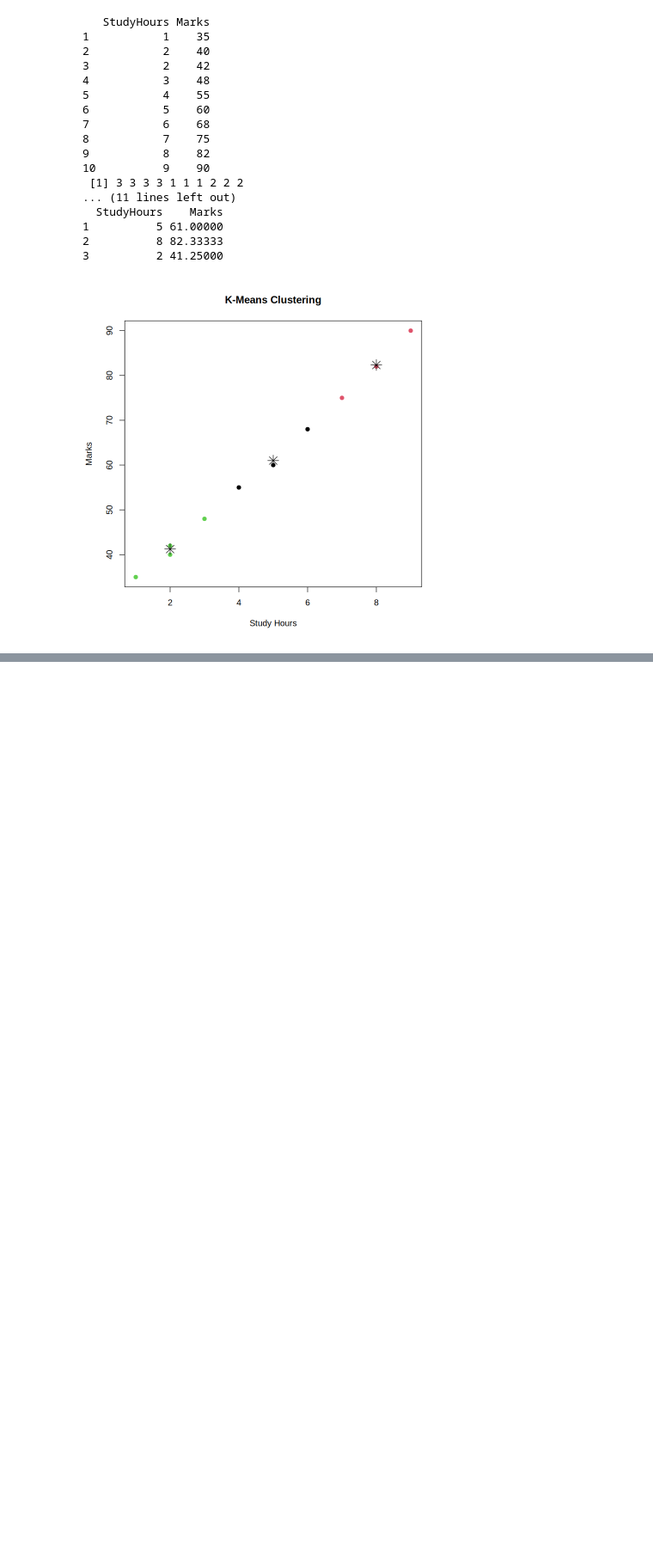
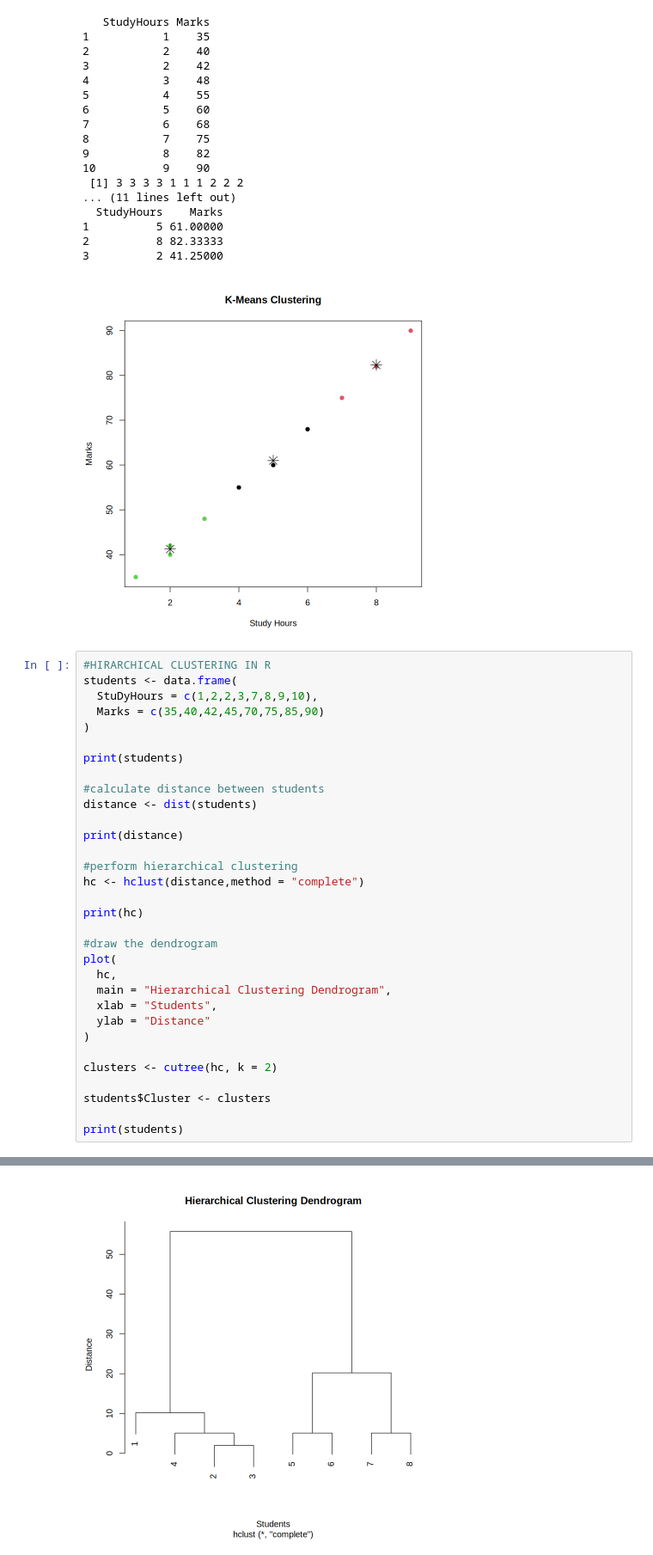
Before and after one commit to Premkumar-1212/GCF---Sem5, a Jupyter notebook: GCF.ipynb, the cells around one changed output, grey strips where cells are left out. Shown at 86% size. Cells and saved outputs as stored; diff of their text form; blank space fills up the shorter version.

```diff
--- a/GCF.ipynb
+++ b/GCF.ipynb
@@ -1463,3 +1463,36 @@ points(
 2          8 82.33333
 3          2 41.25000
 [figure]
+# %%
+#HIRARCHICAL CLUSTERING IN R
+students <- data.frame(
+  StuDyHours = c(1,2,2,3,7,8,9,10),
+  Marks = c(35,40,42,45,70,75,85,90)
+)
+
+print(students)
+
+#calculate distance between students
+distance <- dist(students)
+
+print(distance)
+
+#perform hierarchical clustering
+hc <- hclust(distance,method = "complete")
+
+print(hc)
+
+#draw the dendrogram
+plot(
+  hc,
+  main = "Hierarchical Clustering Dendrogram",
+  xlab = "Students",
+  ylab = "Distance"
+)
+
+clusters <- cutree(hc, k = 2)
+
+students$Cluster <- clusters
+
+print(students)
+# %% [output]
@@ -1465,0 +1516 @@ points(
+[figure, added]
```
Also changed, not shown: parts of 1 cell of this notebook.
